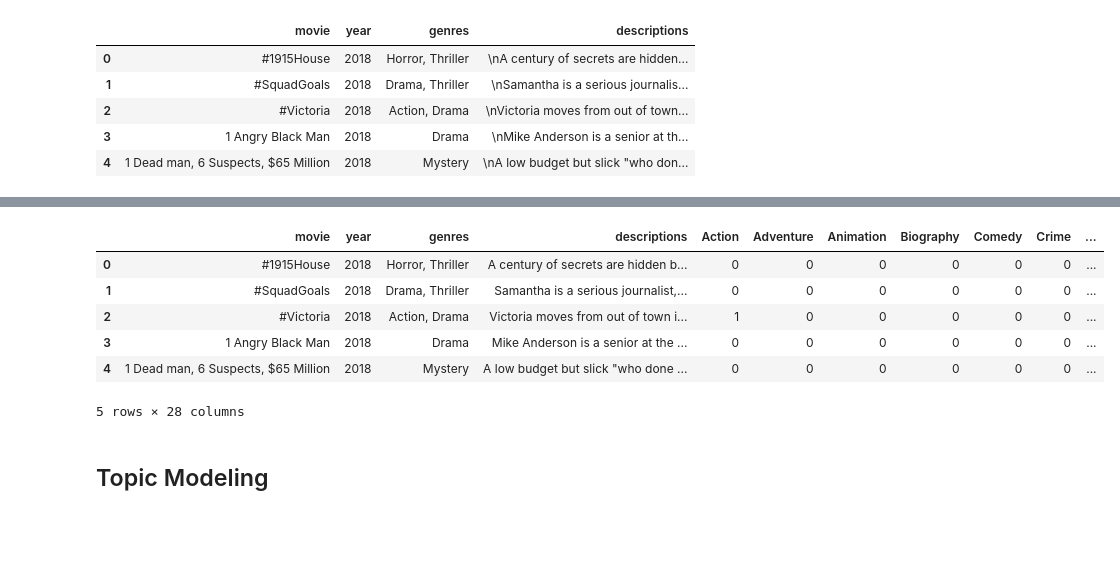
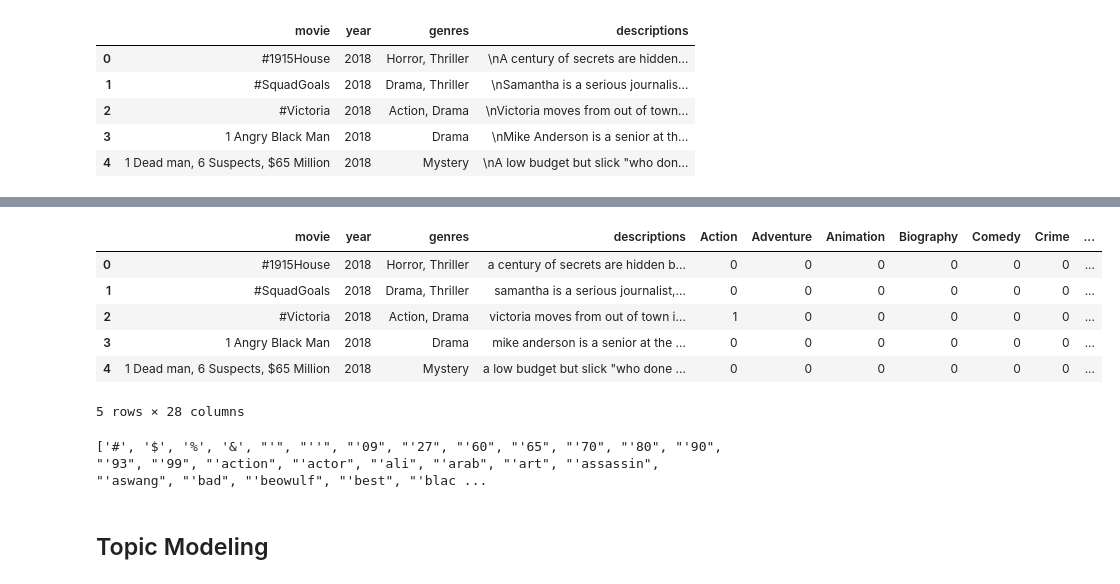
Before and after one commit to sunglovedatascience/MovieGenreClassfication, a Jupyter notebook: Assignment1_PariyanuchPrasertsirikul_63199130345.ipynb, the cells around one changed output, grey strips where cells are left out. Drawn from its saved outputs; the diff is of its cells as text; code cells hidden in the pictures; blank space fills up the shorter version.

```diff
--- a/Assignment1_PariyanuchPrasertsirikul_63199130345.ipynb
+++ b/Assignment1_PariyanuchPrasertsirikul_63199130345.ipynb
@@ -157,16 +173,16 @@ for g in all_genres:
   df[g] = df["genres"].apply(lambda x: 1 if len(set(x.split(", ")).intersection(set([g]))) > 0 else 0)
 # %%
 df.descriptions = df.descriptions.str.strip()
-df.descriptions = df.descriptions.str.replace(
-    '...                See full summary\xa0»', '')
+df.descriptions = df.descriptions.str.replace('...                See full summary\xa0»', '')
+df.descriptions = df.descriptions.str.lower()
 df.head()
 # %% [output]
 |  | movie | year | genres | descriptions | Action | Adventure | Animation | Biography | Comedy | Crime | ... |
-| 0 | #1915House | 2018 | Horror, Thriller | A century of secrets are hidden b... | 0 | 0 | 0 | 0 | 0 | 0 | ... |
-| 1 | #SquadGoals | 2018 | Drama, Thriller | Samantha is a serious journalist,... | 0 | 0 | 0 | 0 | 0 | 0 | ... |
-| 2 | #Victoria | 2018 | Action, Drama | Victoria moves from out of town i... | 1 | 0 | 0 | 0 | 0 | 0 | ... |
-| 3 | 1 Angry Black Man | 2018 | Drama | Mike Anderson is a senior at the ... | 0 | 0 | 0 | 0 | 0 | 0 | ... |
-| 4 | 1 Dead man, 6 Suspects, $65 Million | 2018 | Mystery | A low budget but slick "who done ... | 0 | 0 | 0 | 0 | 0 | 0 | ... |
+| 0 | #1915House | 2018 | Horror, Thriller | a century of secrets are hidden b... | 0 | 0 | 0 | 0 | 0 | 0 | ... |
+| 1 | #SquadGoals | 2018 | Drama, Thriller | samantha is a serious journalist,... | 0 | 0 | 0 | 0 | 0 | 0 | ... |
+| 2 | #Victoria | 2018 | Action, Drama | victoria moves from out of town i... | 1 | 0 | 0 | 0 | 0 | 0 | ... |
+| 3 | 1 Angry Black Man | 2018 | Drama | mike anderson is a senior at the ... | 0 | 0 | 0 | 0 | 0 | 0 | ... |
+| 4 | 1 Dead man, 6 Suspects, $65 Million | 2018 | Mystery | a low budget but slick "who done ... | 0 | 0 | 0 | 0 | 0 | 0 | ... |
 5 rows × 28 columns
 # %%
 def stopword_removal(x, stpws=stopwords.words("english")):
@@ -184,5 +202,13 @@ df["corpus"] = df["corpus"].apply(lambda x: lemmatization(x))
 df["corpus"] = df["corpus"].apply(lambda x: number_removal(x))
 corpus_word = df["corpus"].tolist()
 #[['hidden', 'back', 'see', 'paint', '.', 'late', 'secre
+# %%
+import itertools
+check_word = corpus_word
+words = list(set(itertools.chain.from_iterable(check_word)))
+words.sort()
+print(words)
+# %% [output]
+['#', '$', '%', '&', "'", "''", "'09", "'27", "'60", "'65", "'70", "'80", "'90", "'93", "'99", "'action", "'actor", "'ali", "'arab", "'art", "'assassin", "'aswang", "'bad", "'beowulf", "'best", "'blac ...
 # %% [markdown]
 ## Topic Modeling
```
Also changed, not shown: parts of 15 cells of this notebook.
